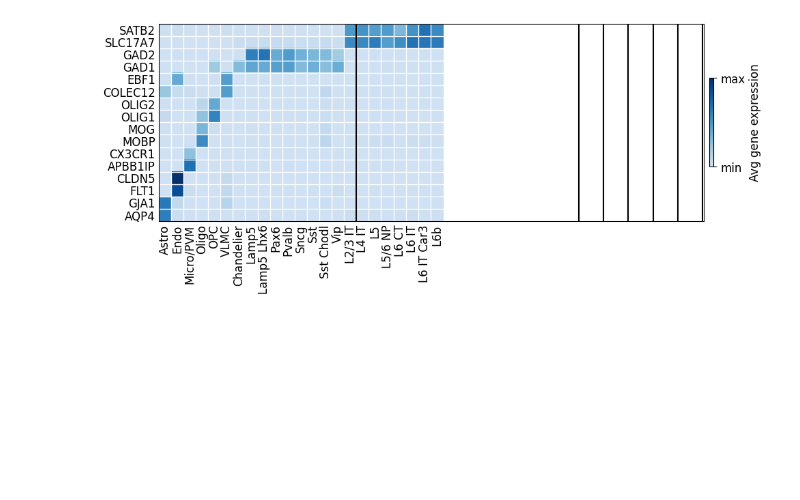
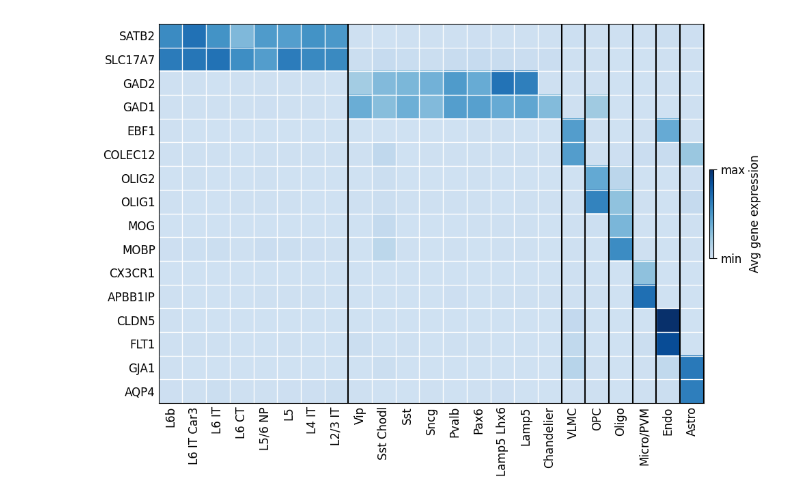
Before and after one commit to dssikdar/C2Cv0, a Jupyter notebook: Main/Fig1-NetworkCreation_CellChat/Notebooks/Motifs_Heatmap.ipynb, the cells around one changed output. Saved outputs shown, nothing was run; the diff lists cells and outputs as text; code cells hidden in the pictures; blank space fills up the shorter version.

```diff
--- a/Main/Fig1-NetworkCreation_CellChat/Notebooks/Motifs_Heatmap.ipynb
+++ b/Main/Fig1-NetworkCreation_CellChat/Notebooks/Motifs_Heatmap.ipynb
@@ -9,6 +8,6 @@ import matplotlib.pyplot as plt
 atac_enrich = pd.read_csv('subclass_markerExpr.csv')
 # %%
-atac_enrich = atac_enrich[atac_enrich.columns]
+atac_enrich = atac_enrich[atac_enrich.columns[::-1]]
 # %%
 atac_enrich = atac_enrich.rename(columns={'Unnamed: 0': 'featurekey'})
 # %%
@@ -74,36 +57,32 @@ plt.rcParams['ps.fonttype'] = 42
 plt.rcParams['font.size'] = '12'
 fig, ax = plt.subplots(1,1, figsize=(10,10), sharey=True)
 
 enrich = atac_enrich[::-1]
 img = ax.imshow(np.array(enrich),cmap=blue)
 
-#x_labels = ['EXC','INH','END','OPC','MIC','OLI','AST']
 x_labels = enrich.columns
-# y_labels = ['ExN','InN','OPC','Oligo','Endo','Astro','MG'][::-1]
 y_labels = atac_enrich.index.to_list()[::-1]
-#ax.xaxis.tick_top()
 ax.set_xticks(np.arange(len(enrich.columns)))
 ax.set_xticklabels(x_labels,rotation=90)
 ax.set_yticks(np.arange(len(enrich.index)))
 ax.set_yticklabels(y_labels)
 ax.set_aspect(aspect=1)
 ax.set_xticks(np.arange(-0.5, enrich.shape[1]-1),minor=True)
 ax.set_yticks(np.arange(-0.5, enrich.shape[0]-1),minor=True)
 ax.grid(which='minor', color='white', linewidth=1)
 ax.grid(which='major',linewidth=0)
 ax.tick_params(axis=u'both', which=u'both',length=0)
 
 cb = fig.colorbar(img,fraction=0.008,pad=0.01,location='right')
 cb.ax.set_ylabel('Avg gene expression',fontsize=12)
-# cb.set_ticks([0,50,100])
 cb.set_ticks([atac_enrich.min().min(), atac_enrich.max().max()])
 cb.ax.set_yticklabels(['min', 'max'])
 cb.ax.tick_params(rotation=0)
 
-for g in [16,34,36,38,40,42,44]:
+for g in [8,17,18,19,20,21,22,23]:
     ax.axvline(x=g-0.5,color='k')
 
 fig.tight_layout()
 plt.savefig('TF_motifs_heatmap.pdf',bbox_inches='tight',dpi=300)
 # %% [output]
-[figure, old version]
+[figure, new version]
```
Also changed, not shown: parts of 7 cells of this notebook, 36 other files.
